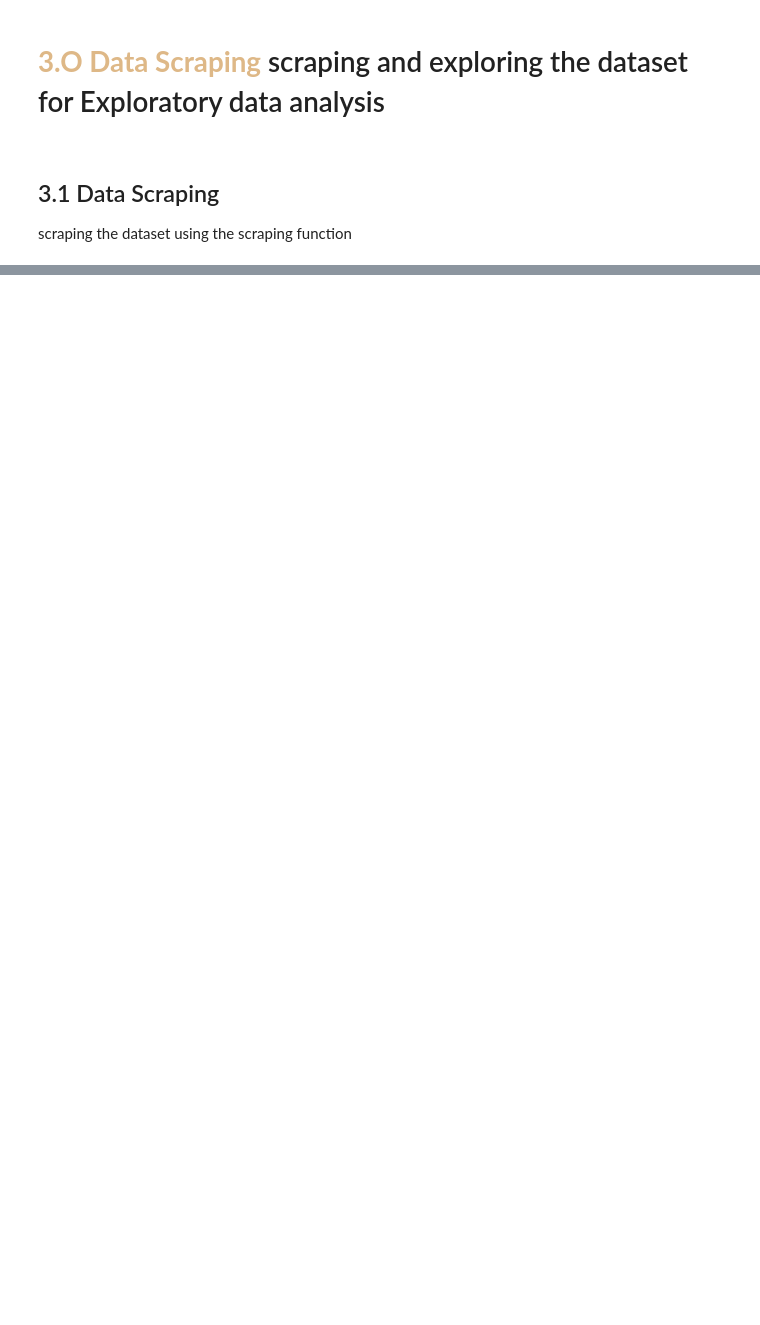
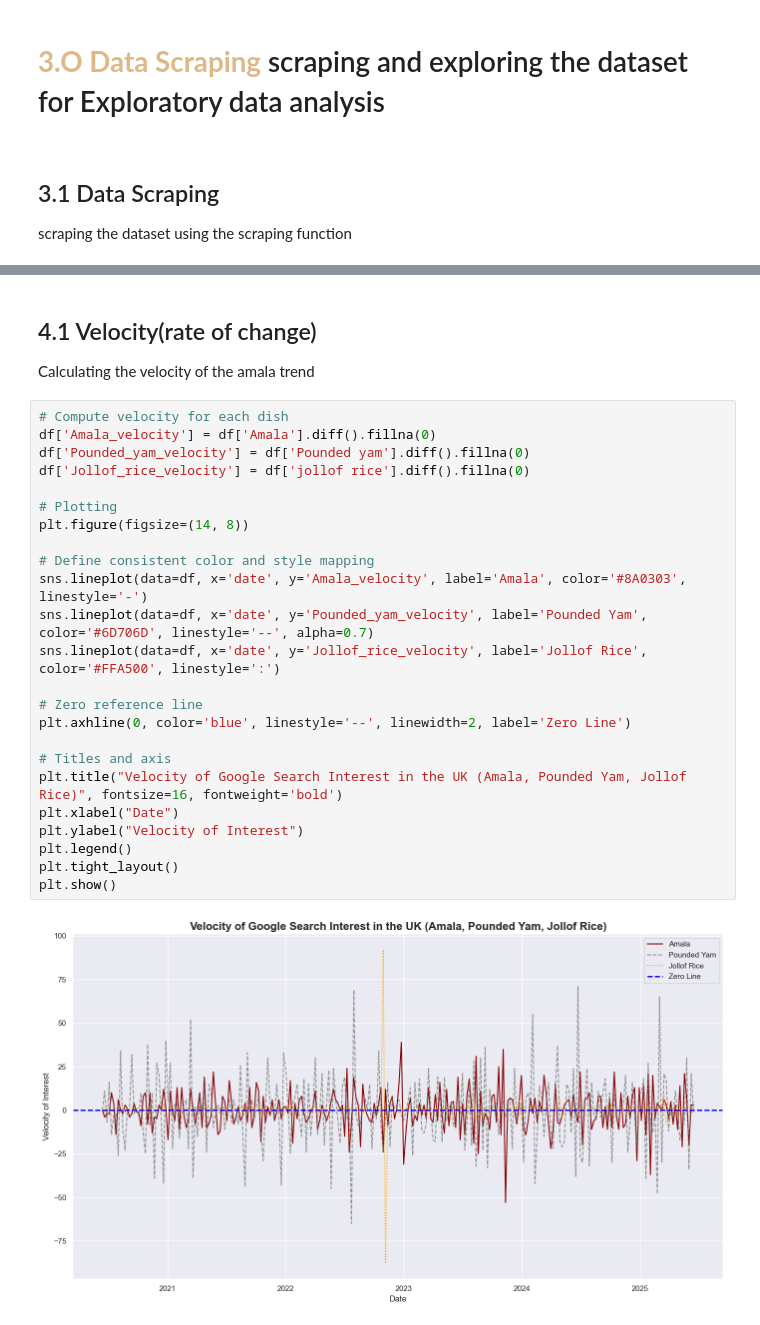
Before and after one commit to SaliuA/Amala-trend-detection-uk, a Jupyter notebook: trend_analysis.ipynb, the cells around one changed output, grey strips where cells are left out. Drawn from its saved outputs; the diff is of its cells as text; blank space fills up the shorter version.

```diff
--- a/trend_analysis.ipynb
+++ b/trend_analysis.ipynb
@@ -237,0 +321,29 @@ This analysis helps identify not just when interest peaked, but how *common* suc
+# %% [markdown]
+## 4.1 Velocity(rate of change)
+Calculating the velocity of the amala trend
+# %%
+# Compute velocity for each dish
+df['Amala_velocity'] = df['Amala'].diff().fillna(0)
+df['Pounded_yam_velocity'] = df['Pounded yam'].diff().fillna(0)
+df['Jollof_rice_velocity'] = df['jollof rice'].diff().fillna(0)
+
+# Plotting
+plt.figure(figsize=(14, 8))
+
+# Define consistent color and style mapping
+sns.lineplot(data=df, x='date', y='Amala_velocity', label='Amala', color='#8A0303', linestyle='-')
+sns.lineplot(data=df, x='date', y='Pounded_yam_velocity', label='Pounded Yam', color='#6D706D', linestyle='--', alpha=0.7)
+sns.lineplot(data=df, x='date', y='Jollof_rice_velocity', label='Jollof Rice', color='#FFA500', linestyle=':')
+
+# Zero reference line
+plt.axhline(0, color='blue', linestyle='--', linewidth=2, label='Zero Line')
+
+# Titles and axis
+plt.title("Velocity of Google Search Interest in the UK (Amala, Pounded Yam, Jollof Rice)", fontsize=16, fontweight='bold')
+plt.xlabel("Date")
+plt.ylabel("Velocity of Interest")
+plt.legend()
+plt.tight_layout()
+plt.show()
+# %% [output]
+[figure, added]
```
Also changed, not shown: parts of 26 cells of this notebook, 1 other file.
